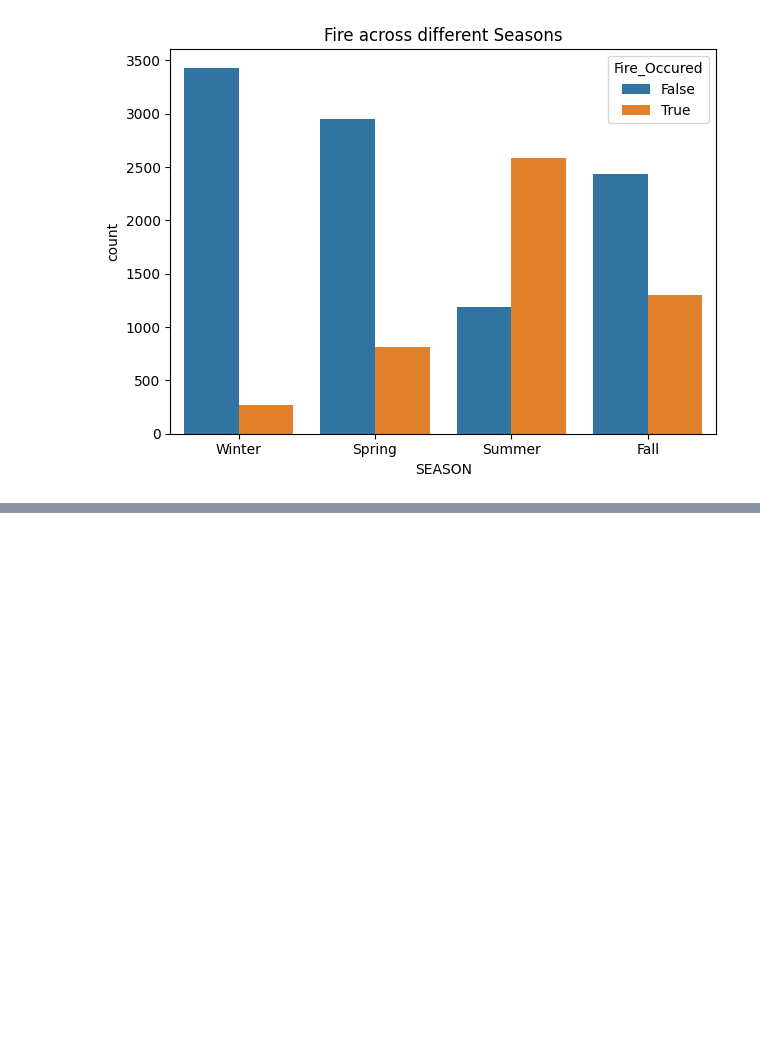
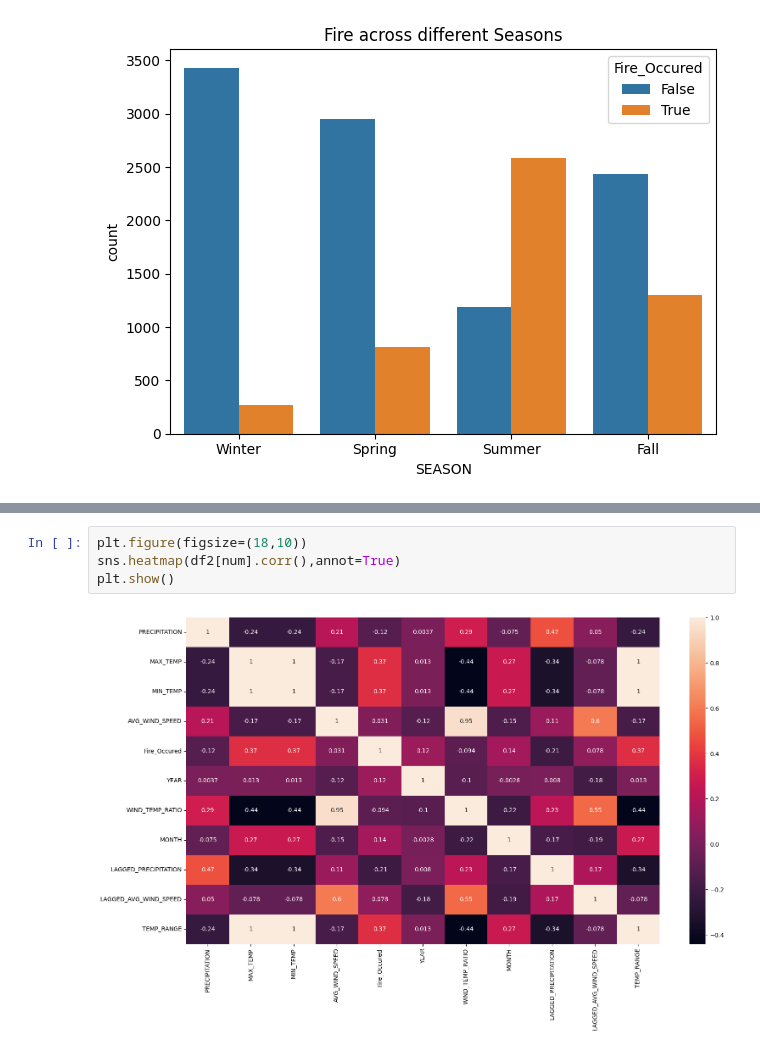
Before and after one commit to Shivansh212/Forest-Fire, a Jupyter notebook: Notebook/Forest_Fire_EDA.ipynb, the cells around one changed output, grey strips where cells are left out. Cells and saved outputs as stored; diff of their text form; blank space fills up the shorter version.

```diff
--- a/Notebook/Forest_Fire_EDA.ipynb
+++ b/Notebook/Forest_Fire_EDA.ipynb
@@ -213,0 +211,6 @@ plt.show()
+# %%
+plt.figure(figsize=(18,10))
+sns.heatmap(df2[num].corr(),annot=True)
+plt.show()
+# %% [output]
+[figure, added]
```
Also changed, not shown: parts of 13 cells of this notebook, 3 other files.
